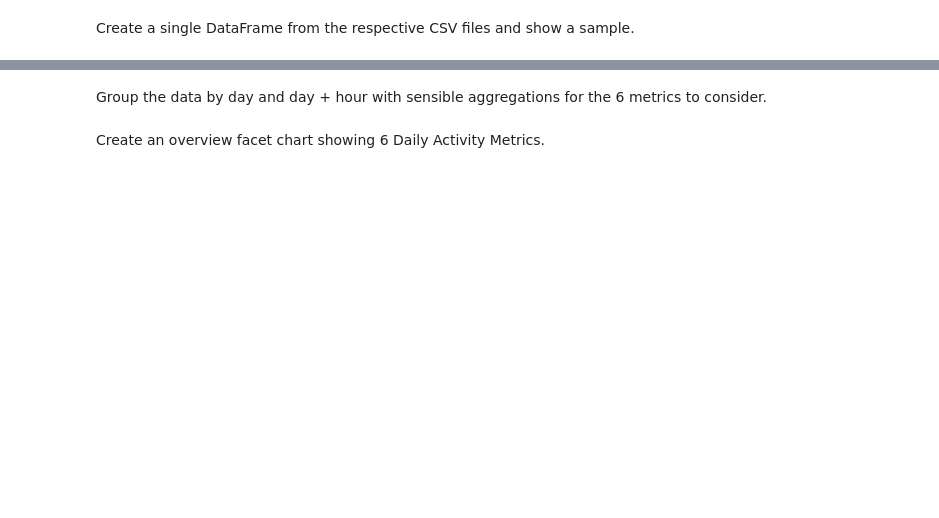
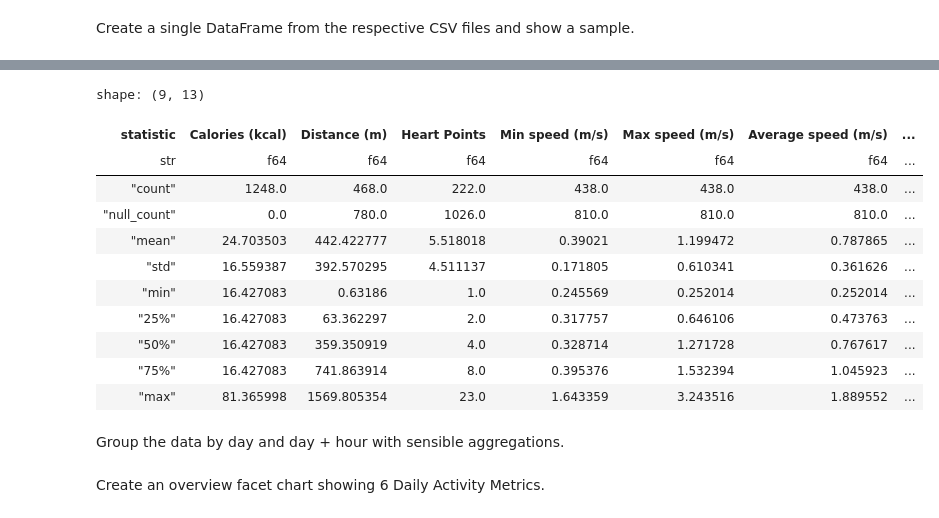
Before and after one commit to exploringdata/website, a Jupyter notebook: notebooks/coastal-mountain-walks.ipynb, the cells around one changed output, grey strips where cells are left out. Cells and saved outputs as stored; diff of their text form; code cells hidden in the pictures; blank space fills up the shorter version.

```diff
--- a/notebooks/coastal-mountain-walks.ipynb
+++ b/notebooks/coastal-mountain-walks.ipynb
@@ -85,5 +79,20 @@ shape: (5, 10)
+# %%
+df.describe()
+# %% [output]
+shape: (9, 13)
+| statistic | Calories (kcal) | Distance (m) | Heart Points | Min speed (m/s) | Max speed (m/s) | Average speed (m/s) | ... |
+| str | f64 | f64 | f64 | f64 | f64 | f64 | ... |
+| "count" | 1248.0 | 468.0 | 222.0 | 438.0 | 438.0 | 438.0 | ... |
+| "null_count" | 0.0 | 780.0 | 1026.0 | 810.0 | 810.0 | 810.0 | ... |
+| "mean" | 24.703503 | 442.422777 | 5.518018 | 0.39021 | 1.199472 | 0.787865 | ... |
+| "std" | 16.559387 | 392.570295 | 4.511137 | 0.171805 | 0.610341 | 0.361626 | ... |
+| "min" | 16.427083 | 0.63186 | 1.0 | 0.245569 | 0.252014 | 0.252014 | ... |
+| "25%" | 16.427083 | 63.362297 | 2.0 | 0.317757 | 0.646106 | 0.473763 | ... |
+| "50%" | 16.427083 | 359.350919 | 4.0 | 0.328714 | 1.271728 | 0.767617 | ... |
+| "75%" | 16.427083 | 741.863914 | 8.0 | 0.395376 | 1.532394 | 1.045923 | ... |
+| "max" | 81.365998 | 1569.805354 | 23.0 | 1.643359 | 3.243516 | 1.889552 | ... |
 # %% [markdown]
-Group the data by day and day + hour with sensible aggregations for the 6 metrics to consider.
+Group the data by day and day + hour with sensible aggregations.
 # %%
 aggs = [
     pl.col('Average speed (m/s)').mean(),
```
Also changed, not shown: parts of 9 cells of this notebook.
